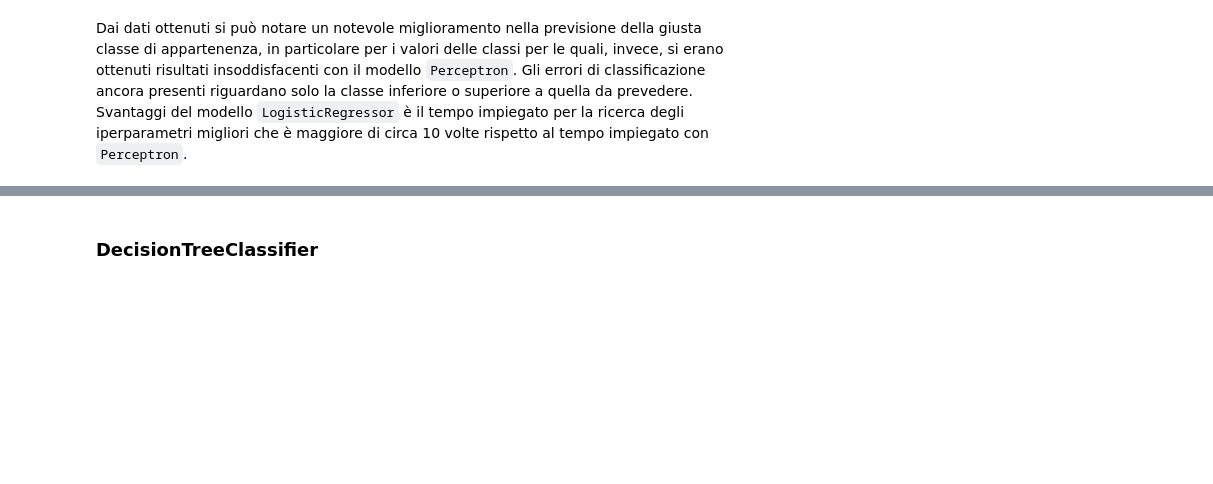
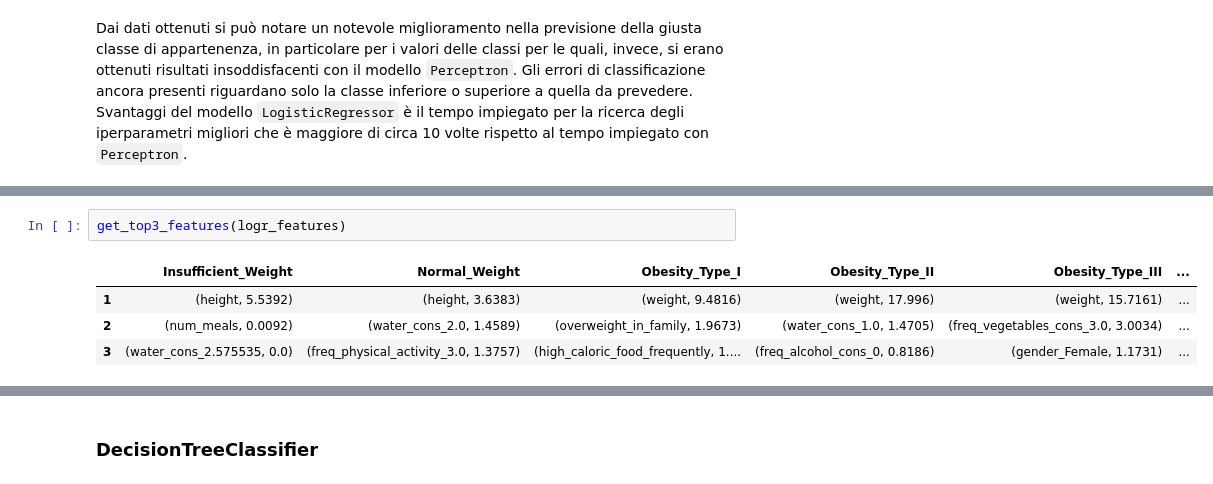
Before and after one commit to Fab-Ver/DataIntensive-Project, a Jupyter notebook: DataIntensiveProject.ipynb, the cells around one changed output, grey strips where cells are left out. Cells and saved outputs as stored; diff of their text form; blank space fills up the shorter version.

```diff
--- a/DataIntensiveProject.ipynb
+++ b/DataIntensiveProject.ipynb
@@ -547,0 +585,7 @@ Dai dati ottenuti si può notare un notevole miglioramento nella previsione dell
+# %%
+get_top3_features(logr_features)
+# %% [output]
+|  | Insufficient_Weight | Normal_Weight | Obesity_Type_I | Obesity_Type_II | Obesity_Type_III | ... |
+| 1 | (height, 5.5392) | (height, 3.6383) | (weight, 9.4816) | (weight, 17.996) | (weight, 15.7161) | ... |
+| 2 | (num_meals, 0.0092) | (water_cons_2.0, 1.4589) | (overweight_in_family, 1.9673) | (water_cons_1.0, 1.4705) | (freq_vegetables_cons_3.0, 3.0034) | ... |
+| 3 | (water_cons_2.575535, 0.0) | (freq_physical_activity_3.0, 1.3757) | (high_caloric_food_frequently, 1.... | (freq_alcohol_cons_0, 0.8186) | (gender_Female, 1.1731) | ... |
```
Also changed, not shown: parts of 19 cells of this notebook.
